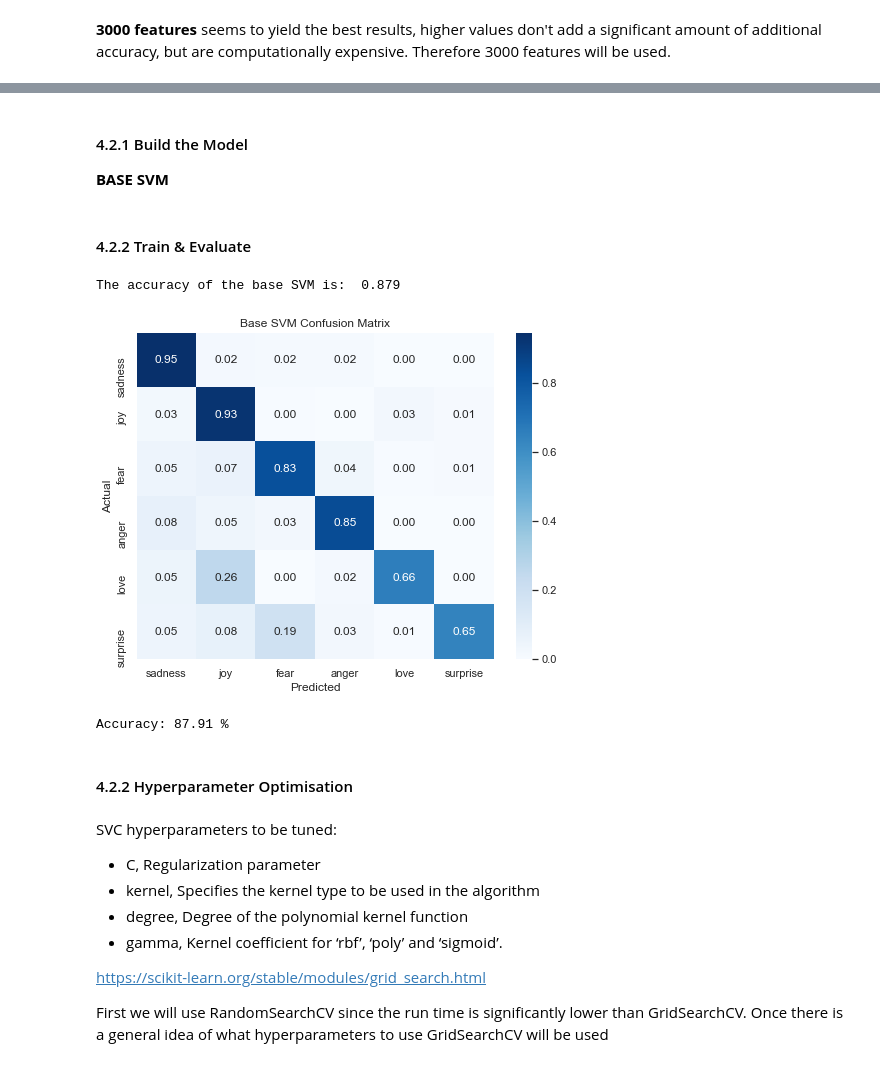
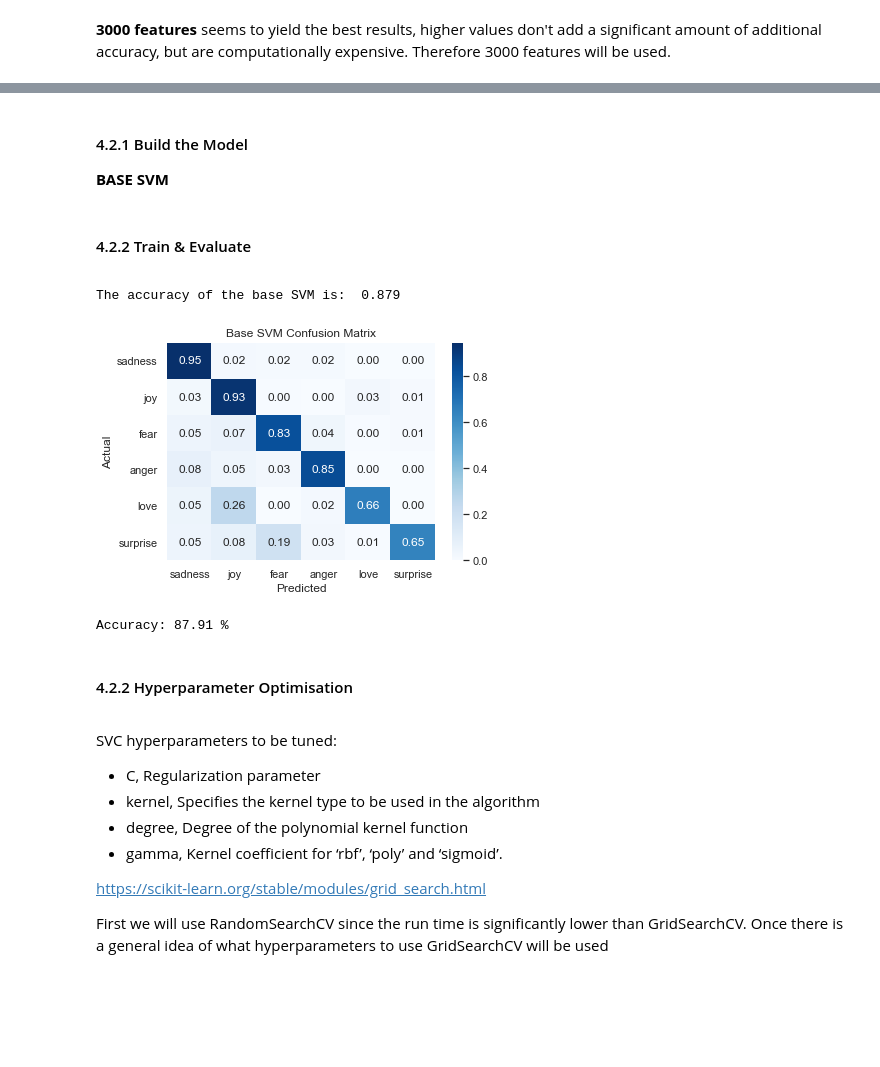
Before and after one commit to ayliahfani/Emotion-Recognition, a Jupyter notebook: Coursework/nc_coursework.ipynb, the cells around one changed output, grey strips where cells are left out. Cells and saved outputs as stored; diff of their text form; code cells hidden in the pictures; blank space fills up the shorter version.

```diff
--- a/Coursework/nc_coursework.ipynb
+++ b/Coursework/nc_coursework.ipynb
@@ -111,10 +115,11 @@ https://www.kaggle.com/praveengovi/emotions-dataset-for-nlp
 """
 
 # import the data
-df_test = pd.read_csv('Data/Emotions/test.txt', sep=',', delimiter=';', header=None, names=['sentence','emotion'])
-df_train = pd.read_csv('Data/Emotions/train.txt', sep=',', delimiter=';', header=None, names=['sentence','emotion'])
-df_val = pd.read_csv('Data/Emotions/val.txt', sep=',', delimiter=';', header=None, names=['sentence','emotion'])
+df_test = pd.read_csv('Data/test.txt', sep=',', delimiter=';', header=None, names=['sentence','emotion'])
+df_train = pd.read_csv('Data/train.txt', sep=',', delimiter=';', header=None, names=['sentence','emotion'])
+df_val = pd.read_csv('Data/val.txt', sep=',', delimiter=';', header=None, names=['sentence','emotion'])
 
+# concatenate into one dataframe
 df = pd.concat([df_test, df_train, df_val])
 df = df.reset_index(drop=True)
 df.shape
@@ -381,11 +448,13 @@ labels_test = y_test
 # %% [markdown]
-#### 4.2.1 Build the Model <a class="anchor" id="MB-SVM"></a>
+#### 4.2.1 Build the Model
+<a class="anchor" id="MB-SVM"></a>
 **BASE SVM**
 # %%
 #Create the SVM model
 svc_base = OneVsRestClassifier(SVC(random_state = 0))
 # %% [markdown]
-#### 4.2.2 Train & Evaluate <a class="anchor" id="TE-SVM"></a>
+#### 4.2.2 Train & Evaluate
+<a class="anchor" id="TE-SVM"></a>
 # %%
 #Fit the model for the data
 svc_base.fit(features_train, labels_train)
@@ -399,31 +468,32 @@ The accuracy of the base SVM is:  0.879
 # %%
 # create confusion matrix
 cm = confusion_matrix(labels_test, y_pred_base)
 
 # Normalise
 cmn = cm.astype('float') / cm.sum(axis=1)[:, np.newaxis]
 
 # plot
-fig, ax = plt.subplots(figsize=(8,6))
+fig, ax = plt.subplots(figsize=(6,4))
 sns.heatmap(cmn,
             annot=True,
             fmt='.2f',
             xticklabels=emotion_dict,
             yticklabels=emotion_dict,
             cmap='Blues')
 plt.title('Base SVM Confusion Matrix')
 plt.ylabel('Actual')
 plt.xlabel('Predicted')
 plt.show()
 # %% [output]
-[figure, old version]
+[figure, new version]
 # %%
 accuracies = cross_val_score(estimator = svc_base, X = features_train, y = labels_train, cv = 3);
 print("Accuracy: {:.2f} %".format(accuracies.mean()*100))
 # %% [output]
 Accuracy: 87.91 %
 # %% [markdown]
-#### 4.2.2 Hyperparameter Optimisation <a class="anchor" id="HO-SVM"></a>
+#### 4.2.2 Hyperparameter Optimisation
+<a class="anchor" id="HO-SVM"></a>
 # %% [markdown]
 SVC hyperparameters to be tuned:
 * C, Regularization parameter
```
Also changed, not shown: parts of 57 cells of this notebook, 46 other files.
